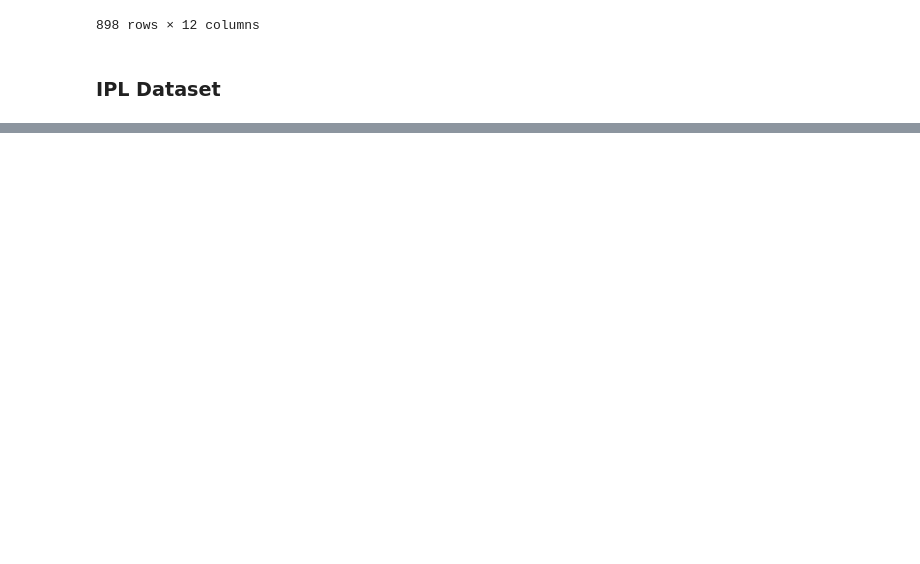
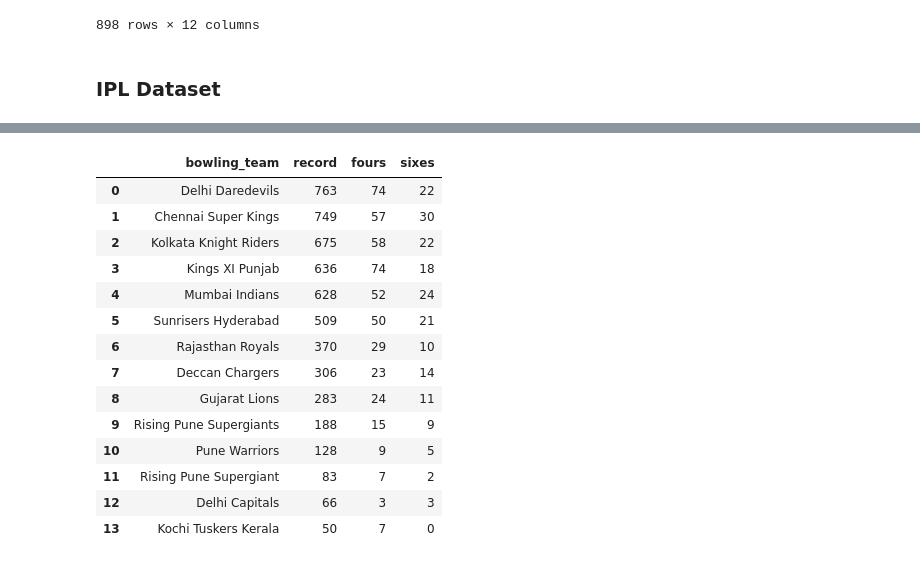
Before and after one commit to akhileshdutt/DataScience_learning, a Jupyter notebook: Revision_libraries/pandas.ipynb, the cells around one changed output, grey strips where cells are left out. Cells and saved outputs as stored; diff of their text form; code cells hidden in the pictures; blank space fills up the shorter version.

```diff
--- a/Revision_libraries/pandas.ipynb
+++ b/Revision_libraries/pandas.ipynb
@@ -2503,0 +2552,29 @@ duo.agg({
+# %%
+# find V kohli's record against all teams
+vkli = deliveries[deliveries["batsman"]=="V Kohli"]
+vkli_stats = vkli.groupby("bowling_team").agg(
+    record=('batsman_runs', 'sum'),
+    fours=('batsman_runs', lambda x: (x == 4).sum()),
+    sixes=('batsman_runs', lambda x: (x == 6).sum())
+).reset_index()
+
+# Sort by the total runs
+vkli_stats = vkli_stats.sort_values(by="record", ascending=False).reset_index(drop=True)
+vkli_stats
+# drop=True: This will drop the old index and reset it to a default integer index
+# %% [output]
+|  | bowling_team | record | fours | sixes |
+| 0 | Delhi Daredevils | 763 | 74 | 22 |
+| 1 | Chennai Super Kings | 749 | 57 | 30 |
+| 2 | Kolkata Knight Riders | 675 | 58 | 22 |
+| 3 | Kings XI Punjab | 636 | 74 | 18 |
+| 4 | Mumbai Indians | 628 | 52 | 24 |
+| 5 | Sunrisers Hyderabad | 509 | 50 | 21 |
+| 6 | Rajasthan Royals | 370 | 29 | 10 |
+| 7 | Deccan Chargers | 306 | 23 | 14 |
+| 8 | Gujarat Lions | 283 | 24 | 11 |
+| 9 | Rising Pune Supergiants | 188 | 15 | 9 |
+| 10 | Pune Warriors | 128 | 9 | 5 |
+| 11 | Rising Pune Supergiant | 83 | 7 | 2 |
+| 12 | Delhi Capitals | 66 | 3 | 3 |
+| 13 | Kochi Tuskers Kerala | 50 | 7 | 0 |
```
Also changed, not shown: parts of 6 cells of this notebook, 8 other files.
